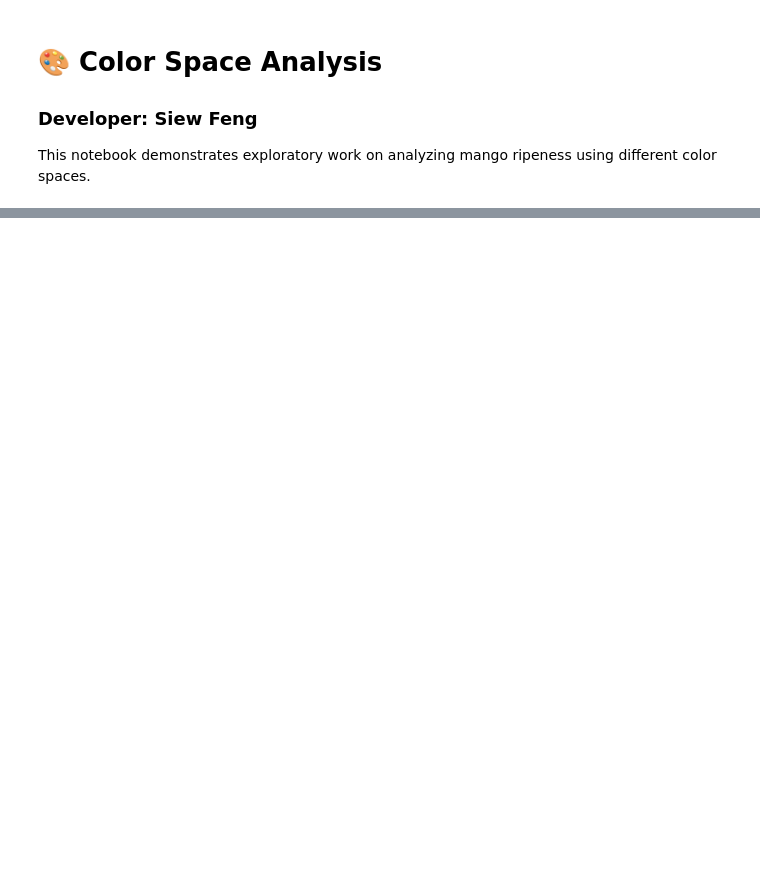
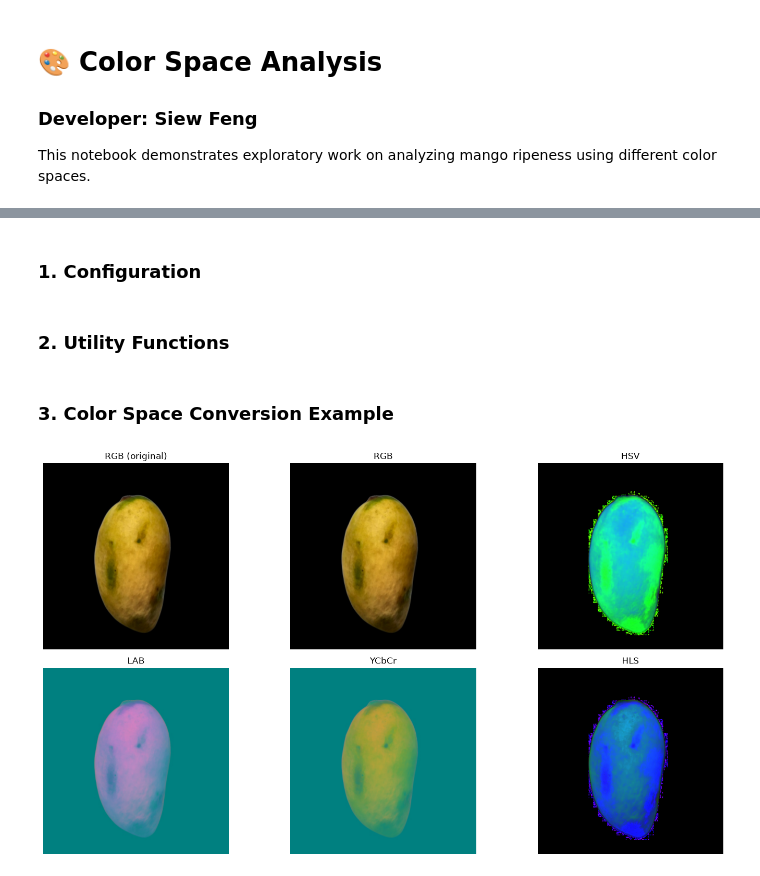
Before and after one commit to ChamHerman/mango-ripeness-grading, a Jupyter notebook: notebooks/color_space_sf.ipynb, the cells around one changed output, grey strips where cells are left out. Saved outputs shown, nothing was run; the diff lists cells and outputs as text; code cells hidden in the pictures; blank space fills up the shorter version.

```diff
--- a/notebooks/color_space_sf.ipynb
+++ b/notebooks/color_space_sf.ipynb
@@ -67,21 +5,0 @@ ycrcb = color_space["YCbCr"]
-# %%
-import matplotlib.pyplot as plt
-
-titles = color_space.keys()
-
-plt.figure(figsize=(15, 8))
-
-plt.subplot(2, 3, 1)
-plt.imshow(image)
-plt.title("BGR")
-plt.axis("off")
-
-for i, (name, img) in enumerate(color_space.items()):
-    i += 1
-    plt.subplot(2, 3, i + 1)
-    plt.imshow(img)
-    plt.title(name)
-    plt.axis("off")
-
-plt.tight_layout()
-plt.show()
@@ -933,0 +6,2 @@ Predicted Ripeness: overripe
+# %% [markdown]
+### 1. Configuration
@@ -933,0 +42,2 @@ Predicted Ripeness: overripe
+# %% [markdown]
+### 2. Utility Functions
@@ -933,0 +160,26 @@ Predicted Ripeness: overripe
+# %% [markdown]
+### 3. Color Space Conversion Example
+# %%
+# Load a sample image for demonstration
+sample_path = glob.glob(os.path.join(IMAGE_ROOT, "train", "fully_ripe", "*.jpg"))[0]
+sample_bgr = cv2.imread(sample_path)
+sample_rgb = cv2.cvtColor(sample_bgr, cv2.COLOR_BGR2RGB)
+color_spaces_sample = convert_color_spaces(sample_bgr)
+
+# Plot
+plt.figure(figsize=(15, 8))
+plt.subplot(2, 3, 1)
+plt.imshow(sample_rgb)
+plt.title("RGB (original)")
+plt.axis("off")
+
+for i, (name, img) in enumerate(color_spaces_sample.items(), start=2):
+    plt.subplot(2, 3, i)
+    plt.imshow(img)
+    plt.title(name)
+    plt.axis("off")
+
+plt.tight_layout()
+plt.show()
+# %% [output]
+[figure, added]
```
Also changed, not shown: parts of 43 cells of this notebook, 2 other files.
